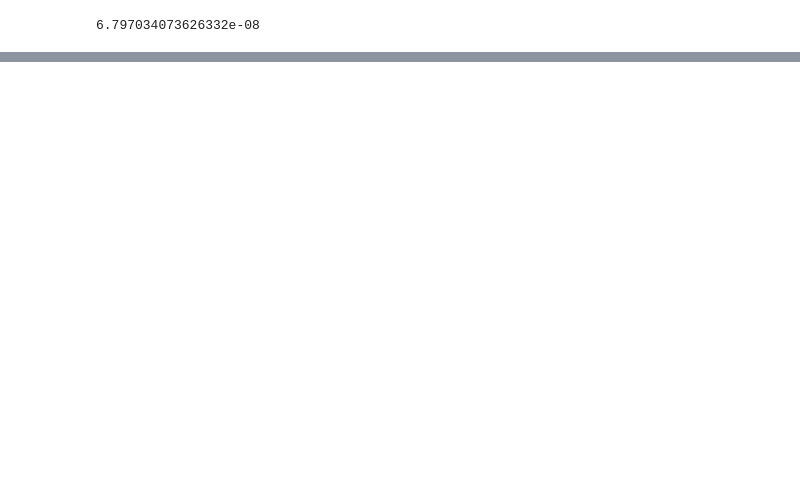
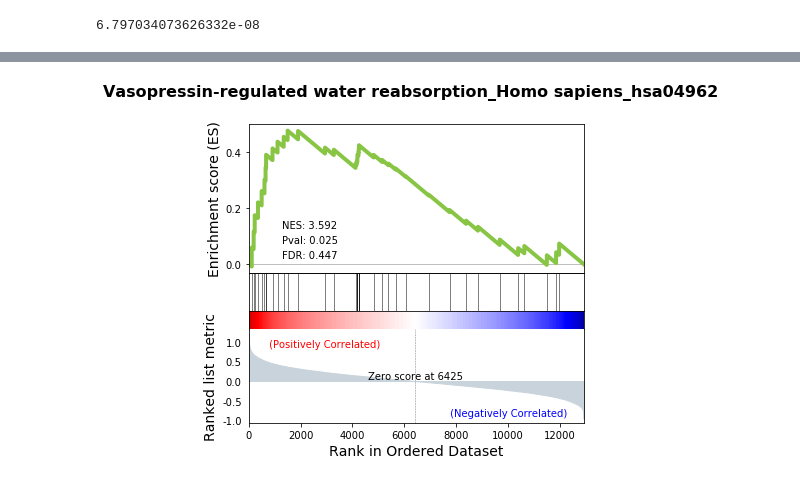
Before and after one commit to statisticalbiotechnology/cb2030, a Jupyter notebook: nb/enrichment/gsea.ipynb, the cells around one changed output, grey strips where cells are left out. Cells and saved outputs as stored; diff of their text form; code cells hidden in the pictures; blank space fills up the shorter version.

Commit message:
got gseapy to run

```diff
--- a/nb/enrichment/gsea.ipynb
+++ b/nb/enrichment/gsea.ipynb
@@ -21,0 +5,25 @@ Name: q, Length: 775, dtype: float64
+# %%
+import pandas as pd
+import numpy as np
+from scipy.stats import ttest_ind
+import sys
+sys.path.append("..") # Read loacal modules for tcga access and qvalue calculations
+import tcga_read as tcga
+import qvalue
+
+brca = tcga.get_expression_data("../../data/brca.tsv.gz", 'http://download.cbioportal.org/brca_tcga_pub2015.tar.gz',"data_RNA_Seq_v2_expression_median.txt")
+brca_clin = tcga.get_clinical_data("../../data/brca_clin.tsv.gz", 'http://download.cbioportal.org/brca_tcga_pub2015.tar.gz',"data_clinical_sample.txt")
+brca.dropna(axis=0, how='any', inplace=True)
+brca = brca.loc[~(brca<=0.0).any(axis=1)]
+brca = pd.DataFrame(data=np.log2(brca),index=brca.index,columns=brca.columns)
+brca_clin.loc["3N"]= (brca_clin.loc["PR status by ihc"]=="Negative") & (brca_clin.loc["ER Status By IHC"]=="Negative") & (brca_clin.loc["IHC-HER2"]=="Negative")
+tripple_negative_bool = (brca_clin.loc["3N"] == True)
+
+def get_significance_two_groups(row):
+    log_fold_change = row[tripple_negative_bool].mean() - row[~tripple_negative_bool].mean()
+    p = ttest_ind(row[tripple_negative_bool],row[~tripple_negative_bool],equal_var=False)[1]
+    return [p,-np.log10(p),log_fold_change]
+
+pvalues = brca.apply(get_significance_two_groups,axis=1,result_type="expand")
+pvalues.rename(columns = {list(pvalues)[0]: 'p', list(pvalues)[1]: '-log_p', list(pvalues)[2]: 'log_FC'}, inplace = True)
+qvalues = qvalue.qvalues(pvalues)
@@ -98,0 +89,13 @@ kegg_enr.loc[kegg_enr["q"]<0.05]
+# %%
+classes = ["TrippleNeg" if tripple_negative_bool[sample_name] else "Respond" for sample_name in brca.columns]
+gs_res = gp.gsea(data=brca,
+                 gene_sets='KEGG_2016',
+                 cls=classes, # cls=class_vector
+                 # set permutation_type to phenotype if samples >=15
+                 permutation_type='phenotype',
+                 permutation_num=100, # reduce number to speed up test
+                 outdir=None,  # do not write output to disk
+                 no_plot=True, # Skip plotting
+                 method='signal_to_noise',
+                 processes=4,
+                 format='png')
@@ -98,0 +112,7 @@ kegg_enr.loc[kegg_enr["q"]<0.05]
+# %%
+from gseapy.plot import gseaplot, heatmap
+terms = gs_res.res2d.index
+# Make sure that ``ofname`` is not None, if you want to save your figure to disk
+gseaplot(gs_res.ranking, term=terms[0], **gs_res.results[terms[0]])
+# %% [output]
+[figure, added]
```
Also changed, not shown: parts of 15 cells of this notebook, 4 other files.
